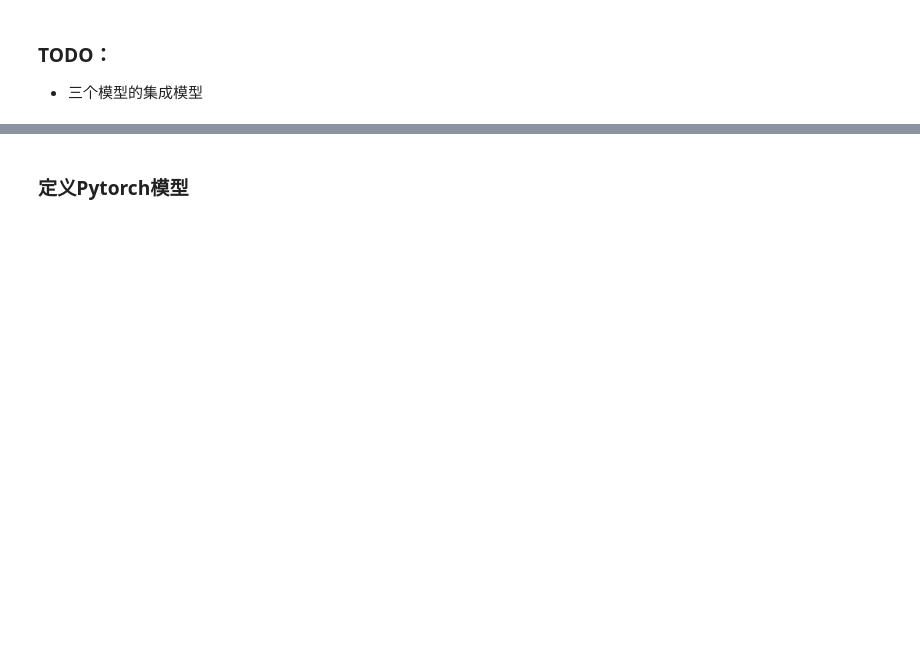
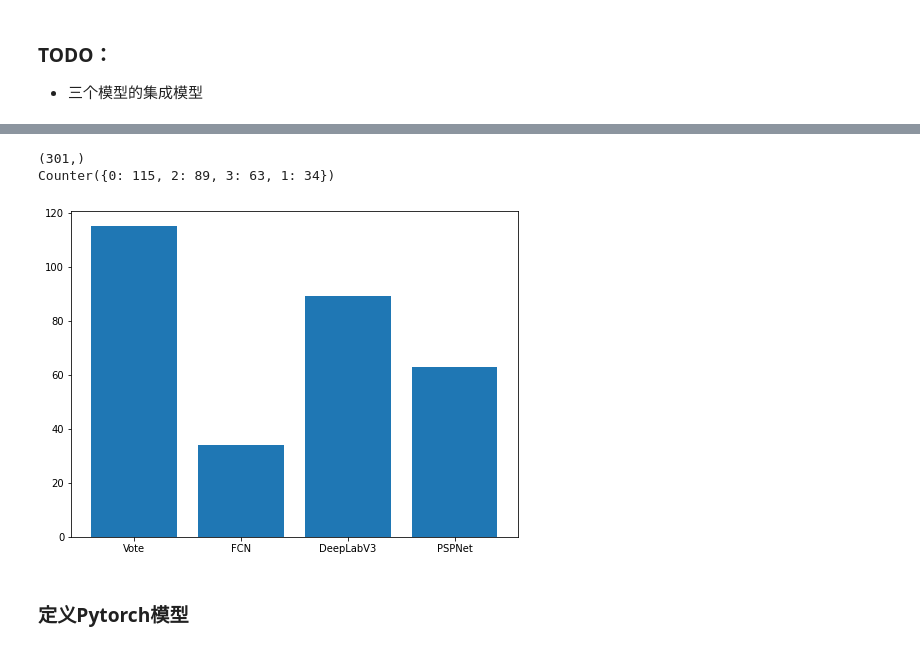
Before and after one commit to AlexwellChen/EnSeg, a Jupyter notebook: inference_demo.ipynb, the cells around one changed output, grey strips where cells are left out. Cells and saved outputs as stored; diff of their text form; code cells hidden in the pictures; blank space fills up the shorter version.

```diff
--- a/inference_demo.ipynb
+++ b/inference_demo.ipynb
@@ -251,0 +216,5 @@ PSPnet mIoU: 0.39927738581298505
+# %%
+inference_num = 10 # 推理数量
+img_path = [ADE20KDataset.get_img_path(i) for i in range(inference_num)]
+img_name = [ADE20KDataset.get_img_name(i) for i in range(inference_num)]
+pspnet_result = inference_segmentor(pspnet_model, img_path)
@@ -252,2 +274,26 @@ PSPnet mIoU: 0.39927738581298505
+# %%
+'''
+0. Vote 方法
+1. FCN 方法
+2. DeepLabV3 方法
+3. PSPNet 方法
+'''
+print(BestMethods_4each.shape)
+statistic = Counter(BestMethods_4each)
+print(statistic)
+BestMethods = []
+for i in range(4):
+    BestMethods.append(statistic[i])
+
+labels = ['Vote', 'FCN', 'DeepLabV3', 'PSPNet']
+f = plt.figure()
+f.set_figwidth(8)
+f.set_figheight(6)
+plt.bar(range(4), BestMethods, tick_label=labels)
+plt.savefig("Performance", transparent=False)
+# %% [output]
+(301,)
+Counter({0: 115, 2: 89, 3: 63, 1: 34})
+[figure, added]
 # %% [markdown]
 ### 定义Pytorch模型
```
Also changed, not shown: parts of 27 cells of this notebook, 1 other file.
